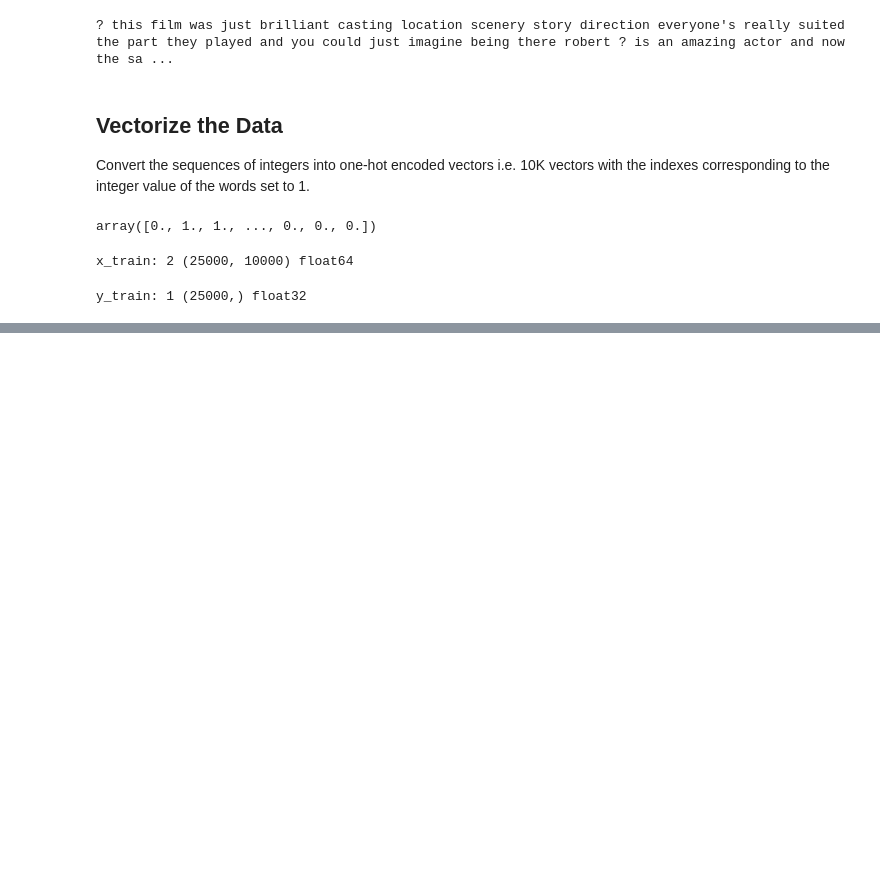
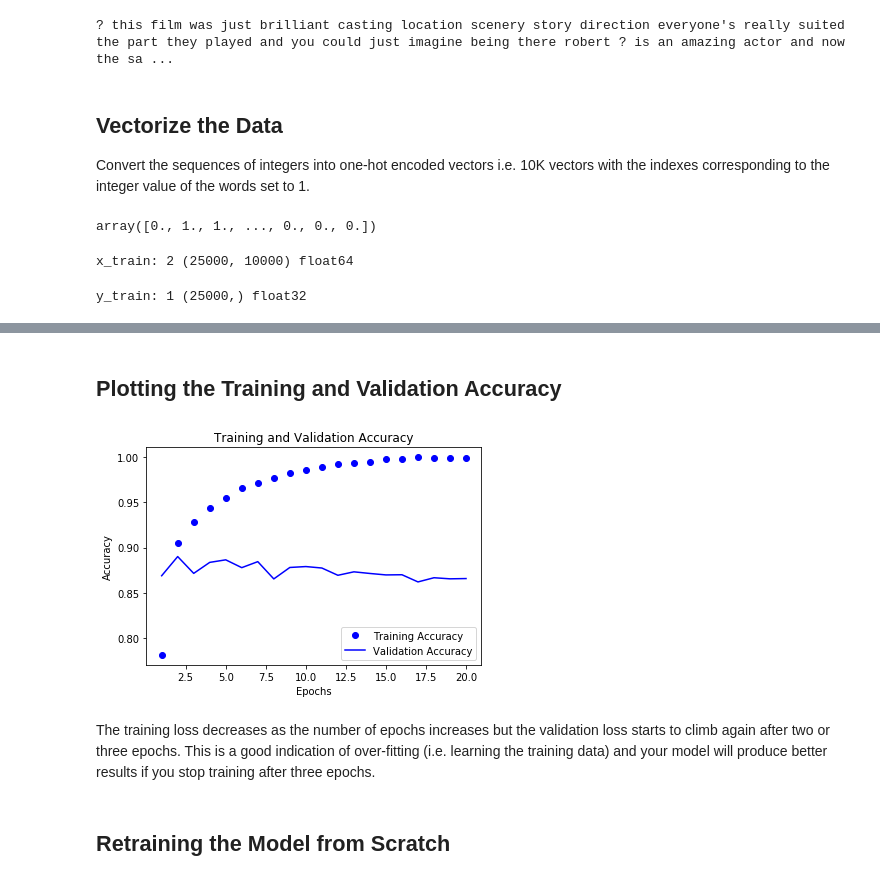
Before and after one commit to nigeltc/ml, a Jupyter notebook: IMDB.ipynb, the cells around one changed output, grey strips where cells are left out. Drawn from its saved outputs; the diff is of its cells as text; code cells hidden in the pictures; blank space fills up the shorter version.

```diff
--- a/IMDB.ipynb
+++ b/IMDB.ipynb
@@ -61,0 +149,22 @@ y_train: 1 (25000,) float32
+# %% [markdown]
+## Plotting the Training and Validation Accuracy
+# %%
+plt.clf()
+
+acc_values = history_dict['acc']
+val_acc_values = history_dict['val_acc']
+epochs = range(1, len(loss_values)+1)
+
+plt.plot(epochs, acc_values, 'bo', label='Training Accuracy')
+plt.plot(epochs, val_acc_values, 'b', label='Validation Accuracy')
+plt.title('Training and Validation Accuracy')
+plt.xlabel('Epochs')
+plt.ylabel('Accuracy')
+plt.legend()
+plt.show()
+# %% [output]
+[figure, added]
+# %% [markdown]
+The training loss decreases as the number of epochs increases but the validation loss starts to climb again after two or three epochs. This is a good indication of over-fitting (i.e. learning the training data) and your model will produce better results if you stop training after three epochs.
+# %% [markdown]
+## Retraining the Model from Scratch
```
Also changed, not shown: parts of 15 cells of this notebook, 1 other file.
